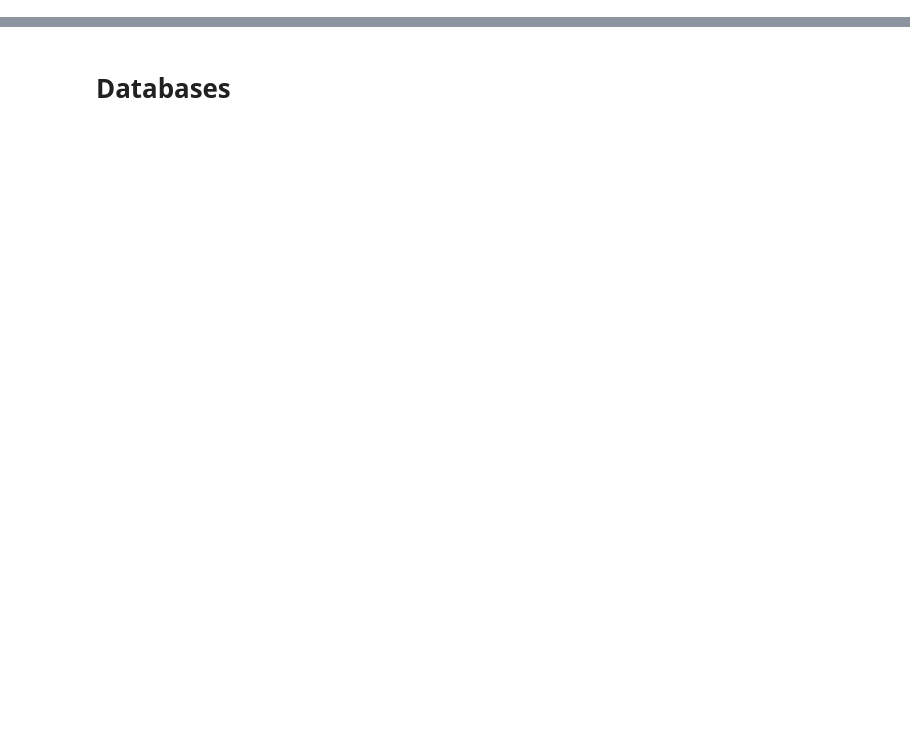
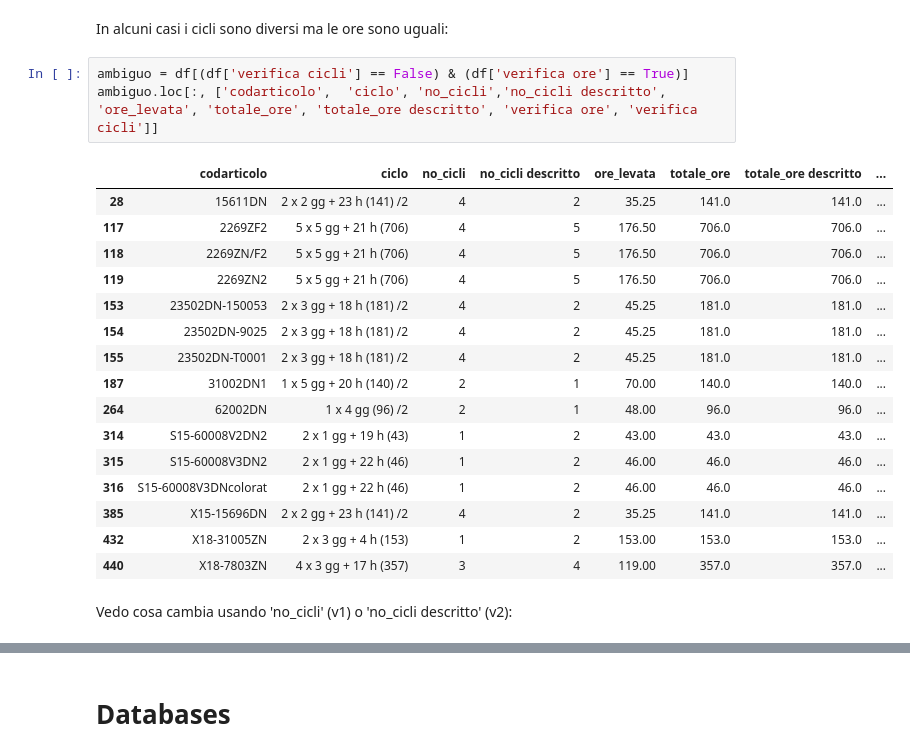
Before and after one commit to Dr3dre/LeMur, a Jupyter notebook: data_relations.ipynb, the cells around one changed output, grey strips where cells are left out. Drawn from its saved outputs; the diff is of its cells as text; blank space fills up the shorter version.

```diff
--- a/data_relations.ipynb
+++ b/data_relations.ipynb
@@ -0,0 +136,24 @@
+# %% [markdown]
+In alcuni casi i cicli sono diversi ma le ore sono uguali:
+# %%
+ambiguo = df[(df['verifica cicli'] == False) & (df['verifica ore'] == True)]
+ambiguo.loc[:, ['codarticolo',  'ciclo', 'no_cicli','no_cicli descritto', 'ore_levata', 'totale_ore', 'totale_ore descritto', 'verifica ore', 'verifica cicli']]
+# %% [output]
+|  | codarticolo | ciclo | no_cicli | no_cicli descritto | ore_levata | totale_ore | totale_ore descritto | ... |
+| 28 | 15611DN | 2 x 2 gg + 23 h (141) /2 | 4 | 2 | 35.25 | 141.0 | 141.0 | ... |
+| 117 | 2269ZF2 | 5 x 5 gg + 21 h (706) | 4 | 5 | 176.50 | 706.0 | 706.0 | ... |
+| 118 | 2269ZN/F2 | 5 x 5 gg + 21 h (706) | 4 | 5 | 176.50 | 706.0 | 706.0 | ... |
+| 119 | 2269ZN2 | 5 x 5 gg + 21 h (706) | 4 | 5 | 176.50 | 706.0 | 706.0 | ... |
+| 153 | 23502DN-150053 | 2 x 3 gg + 18 h (181) /2 | 4 | 2 | 45.25 | 181.0 | 181.0 | ... |
+| 154 | 23502DN-9025 | 2 x 3 gg + 18 h (181) /2 | 4 | 2 | 45.25 | 181.0 | 181.0 | ... |
+| 155 | 23502DN-T0001 | 2 x 3 gg + 18 h (181) /2 | 4 | 2 | 45.25 | 181.0 | 181.0 | ... |
+| 187 | 31002DN1 | 1 x 5 gg + 20 h (140) /2 | 2 | 1 | 70.00 | 140.0 | 140.0 | ... |
+| 264 | 62002DN | 1 x 4 gg (96) /2 | 2 | 1 | 48.00 | 96.0 | 96.0 | ... |
+| 314 | S15-60008V2DN2 | 2 x 1 gg + 19 h (43) | 1 | 2 | 43.00 | 43.0 | 43.0 | ... |
+| 315 | S15-60008V3DN2 | 2 x 1 gg + 22 h (46) | 1 | 2 | 46.00 | 46.0 | 46.0 | ... |
+| 316 | S15-60008V3DNcolorat | 2 x 1 gg + 22 h (46) | 1 | 2 | 46.00 | 46.0 | 46.0 | ... |
+| 385 | X15-15696DN | 2 x 2 gg + 23 h (141) /2 | 4 | 2 | 35.25 | 141.0 | 141.0 | ... |
+| 432 | X18-31005ZN | 2 x 3 gg + 4 h (153) | 1 | 2 | 153.00 | 153.0 | 153.0 | ... |
+| 440 | X18-7803ZN | 4 x 3 gg + 17 h (357) | 3 | 4 | 119.00 | 357.0 | 357.0 | ... |
+# %% [markdown]
+Vedo cosa cambia usando 'no_cicli' (v1) o 'no_cicli descritto' (v2):
```
Also changed, not shown: parts of 32 cells of this notebook, 6 other files.
